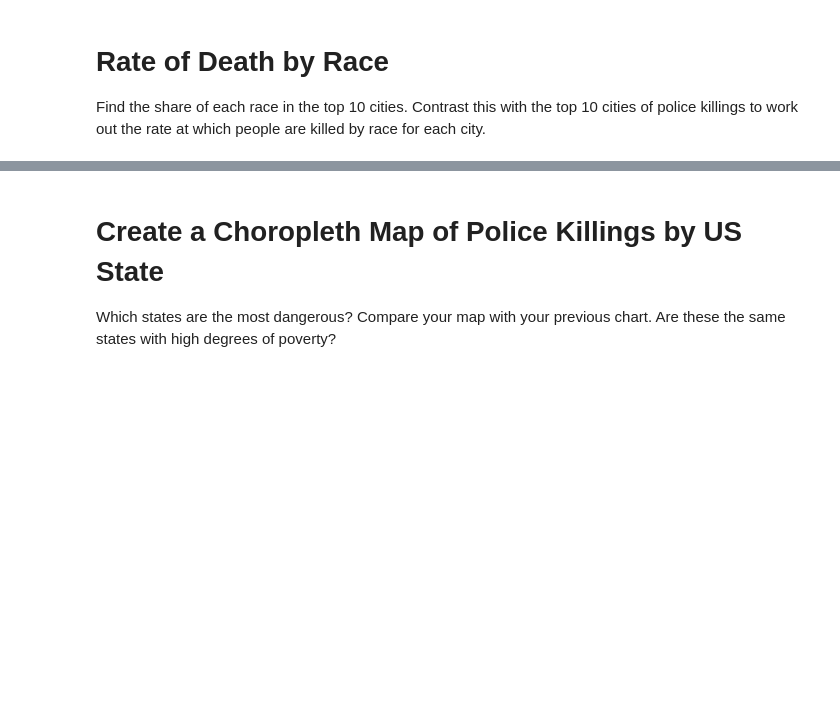
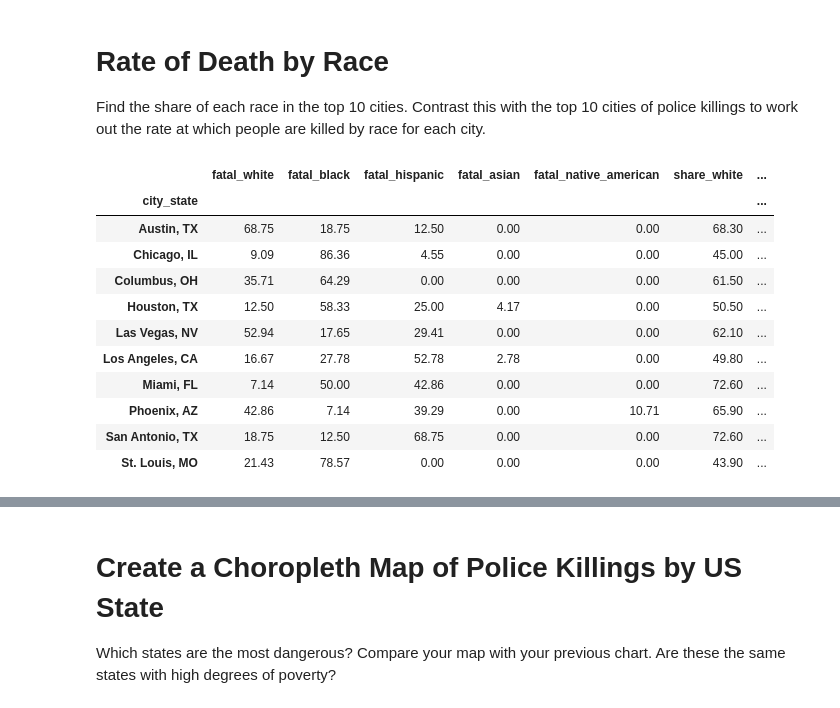
Before and after one commit to tomweinandy/100DaysOfCode, a Jupyter notebook: Projects/Day099/Fatal_Force.ipynb, the cells around one changed output, grey strips where cells are left out. Saved outputs shown, nothing was run; the diff lists cells and outputs as text; code cells hidden in the pictures; blank space fills up the shorter version.

```diff
--- a/Projects/Day099/Fatal_Force.ipynb
+++ b/Projects/Day099/Fatal_Force.ipynb
@@ -740,3 +768,53 @@ Create a chart ranking the top 10 cities with the most police killings. Which ci
 # Rate of Death by Race
 
 Find the share of each race in the top 10 cities. Contrast this with the top 10 cities of police killings to work out the rate at which people are killed by race for each city.
+# %%
+# Return fatalities that occur in a top 10 city
+df_top10_cities = df[df['city_state'].isin(df_top10_cities_count.index)]
+df_top10_cities_by_race = df_top10_cities.groupby(['city_state', 'race']).count()
+df_top10_cities_by_race = df_top10_cities_by_race[['name']].rename(columns={'name': 'deaths'})
+
+# Group deaths by race
+df_top10_cities_by_race = df_top10_cities_by_race.unstack(level=-1)
+df_top10_cities_by_race = df_top10_cities_by_race.fillna(0)
+# df_top10_cities_by_race = df_top10_cities_by_race.rename(columns=race_dict)
+df_top10_cities_by_race = df_top10_cities_by_race.reset_index(col_level=1)
+cols = df_top10_cities_by_race.columns.droplevel()
+df_top10_cities_by_race = pd.DataFrame(columns=cols, data=df_top10_cities_by_race.values)
+# df_top10_cities_by_race = df_top10_cities_by_race.drop(columns='O')
+df_top10_cities_by_race = df_top10_cities_by_race.set_index('city_state')
+
+# Calculate percentages
+df_top10_cities_by_race['Total'] = df_top10_cities_by_race['W'] + df_top10_cities_by_race['B'] + df_top10_cities_by_race['H'] + \
+                                   df_top10_cities_by_race['A'] + df_top10_cities_by_race['N']
+df_top10_cities_by_race['fatal_white'] = 100*df_top10_cities_by_race['W']/df_top10_cities_by_race['Total']
+df_top10_cities_by_race['fatal_black'] = 100*df_top10_cities_by_race['B']/df_top10_cities_by_race['Total']
+df_top10_cities_by_race['fatal_hispanic'] = 100*df_top10_cities_by_race['H']/df_top10_cities_by_race['Total']
+df_top10_cities_by_race['fatal_asian'] = 100*df_top10_cities_by_race['A']/df_top10_cities_by_race['Total']
+df_top10_cities_by_race['fatal_native_american'] = 100*df_top10_cities_by_race['N']/df_top10_cities_by_race['Total']
+
+# Select relevant columns
+fatal_columns = ['fatal_white', 'fatal_black', 'fatal_hispanic', 'fatal_asian', 'fatal_native_american']
+df_top10_cities_by_race = df_top10_cities_by_race[fatal_columns]
+
+share_columns = ['share_white', 'share_black', 'share_native_american', 'share_asian', 'share_hispanic']
+df_race_by_city = df.set_index('city_state')
+df_race_by_city = df_race_by_city[share_columns]
+
+# Combine with share of race by city
+df_top10_cities_by_race = df_top10_cities_by_race.merge(df_race_by_city, how='left', left_index=True, right_index=True)
+df_top10_cities_by_race = df_top10_cities_by_race.drop_duplicates()
+df_top10_cities_by_race
+# %% [output]
+|  | fatal_white | fatal_black | fatal_hispanic | fatal_asian | fatal_native_american | share_white | ... |
+| city_state |  |  |  |  |  |  | ... |
+| Austin, TX | 68.75 | 18.75 | 12.50 | 0.00 | 0.00 | 68.30 | ... |
+| Chicago, IL | 9.09 | 86.36 | 4.55 | 0.00 | 0.00 | 45.00 | ... |
+| Columbus, OH | 35.71 | 64.29 | 0.00 | 0.00 | 0.00 | 61.50 | ... |
+| Houston, TX | 12.50 | 58.33 | 25.00 | 4.17 | 0.00 | 50.50 | ... |
+| Las Vegas, NV | 52.94 | 17.65 | 29.41 | 0.00 | 0.00 | 62.10 | ... |
+| Los Angeles, CA | 16.67 | 27.78 | 52.78 | 2.78 | 0.00 | 49.80 | ... |
+| Miami, FL | 7.14 | 50.00 | 42.86 | 0.00 | 0.00 | 72.60 | ... |
+| Phoenix, AZ | 42.86 | 7.14 | 39.29 | 0.00 | 10.71 | 65.90 | ... |
+| San Antonio, TX | 18.75 | 12.50 | 68.75 | 0.00 | 0.00 | 72.60 | ... |
+| St. Louis, MO | 21.43 | 78.57 | 0.00 | 0.00 | 0.00 | 43.90 | ... |
```
Also changed, not shown: parts of 7 cells of this notebook.
